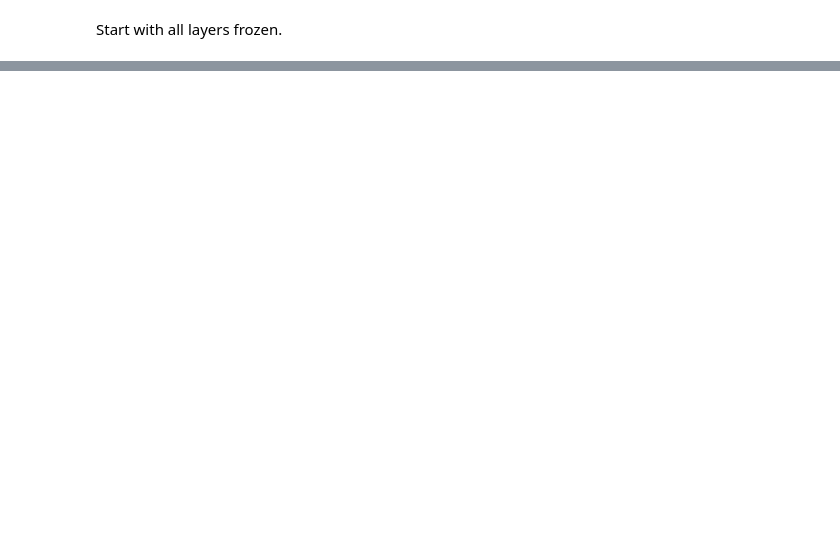
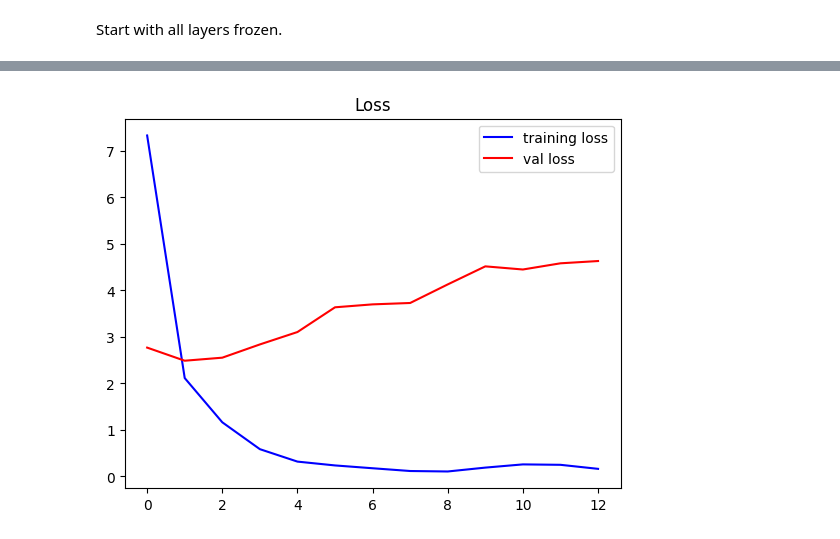
Before and after one commit to duncangrimes/rat-AI-touille, a Jupyter notebook: models/images/image_cnn.ipynb, the cells around one changed output, grey strips where cells are left out. Saved outputs shown, nothing was run; the diff lists cells and outputs as text; code cells hidden in the pictures; blank space fills up the shorter version.

```diff
--- a/models/images/image_cnn.ipynb
+++ b/models/images/image_cnn.ipynb
@@ -169,0 +242,9 @@ print("Test accuracy:", accuracy, "Test loss:", loss)
+# %%
+fig = plt.figure()
+plt.plot(results.history['loss'], c='blue', label='training loss')
+plt.plot(results.history['val_loss'], c='red', label='val loss')
+plt.title('Loss')
+plt.legend(loc='upper right')
+plt.show()
+# %% [output]
+[figure, added]
```
Also changed, not shown: parts of 16 cells of this notebook, 57 other files.
